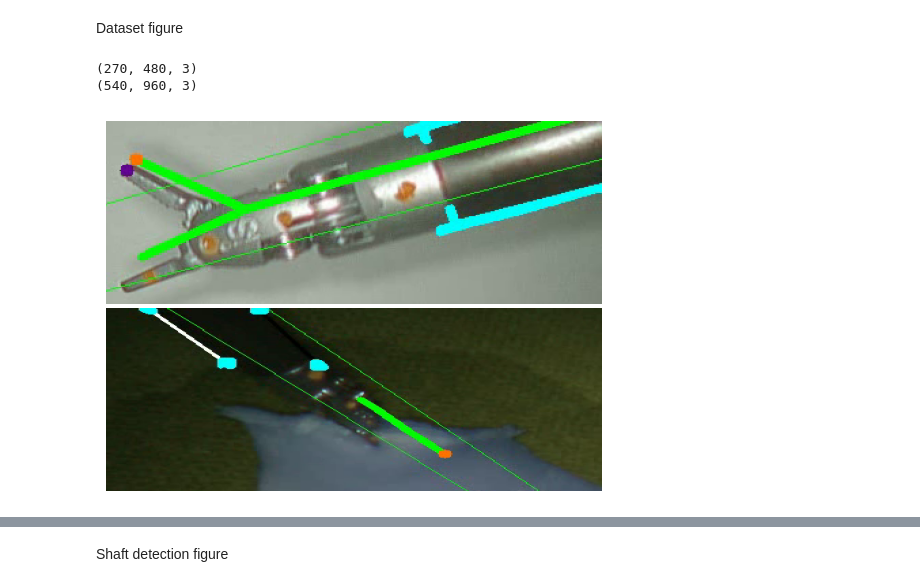
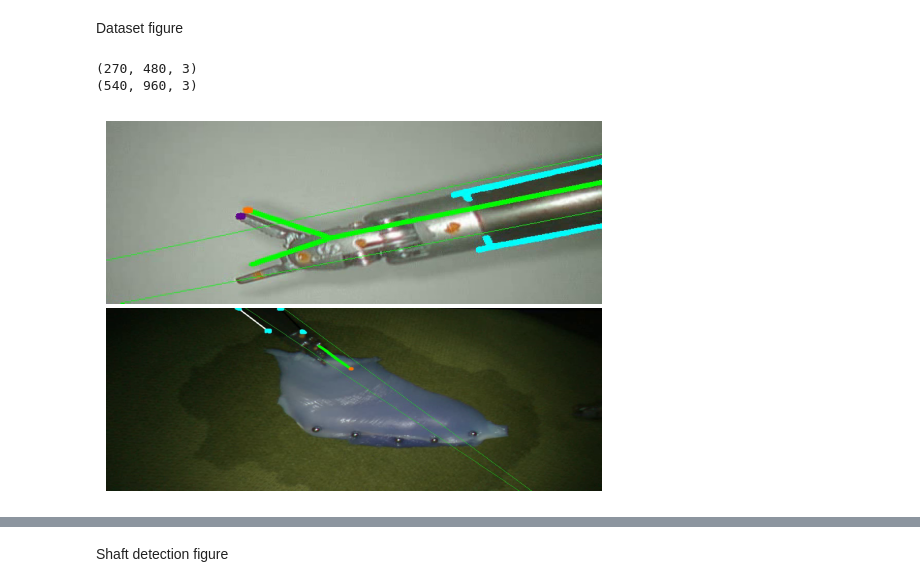
Before and after one commit to ucsdarclab/surgical_tool_tracking, a Jupyter notebook: kornia_dev/ICRA24.ipynb, the cells around one changed output, grey strips where cells are left out. Saved outputs shown, nothing was run; the diff lists cells and outputs as text; code cells hidden in the pictures.

```diff
--- a/kornia_dev/ICRA24.ipynb
+++ b/kornia_dev/ICRA24.ipynb
@@ -3,29 +3,34 @@ Dataset figure
 # %%
 import pandas as pd
 import numpy as np
 import matplotlib.pyplot as plt
 from matplotlib.gridspec import GridSpec
 
 
 d1 = plt.imread('jrn_li.png')
 d2 = plt.imread('dtd_endpi.png')
 
 print(d1.shape)
 print(d2.shape)
 
-d1_cropped = d1[100:250, 115:, :]
-d2_cropped = d2[0:225, 225:590, :]
+d1_cropped = d1[100:300, 115:400, :]
+d2_cropped = d2[0:275, 225:510, :]
 
 fig, ax = plt.subplots(nrows=2, ncols=1)
 
-ax[0].imshow(d1_cropped, aspect = 'auto')
+#ax[0].imshow(d1_cropped, aspect = 'auto')
+#ax[0].axis('off')
+#ax[1].imshow(d2_cropped, aspect = 'auto')
+#ax[1].axis('off')
+
+ax[0].imshow(d1, aspect = 'auto')
 ax[0].axis('off')
-ax[1].imshow(d2_cropped, aspect = 'auto')
+ax[1].imshow(d2, aspect = 'auto')
 ax[1].axis('off')
 
 plt.subplots_adjust(hspace = 0.02)
 plt.savefig('dataset_images.pdf', bbox_inches = 'tight')
 # %% [output]
 (270, 480, 3)
 (540, 960, 3)
-[figure, old version]
+[figure, new version]
```
Also changed, not shown: parts of 3 cells of this notebook.
